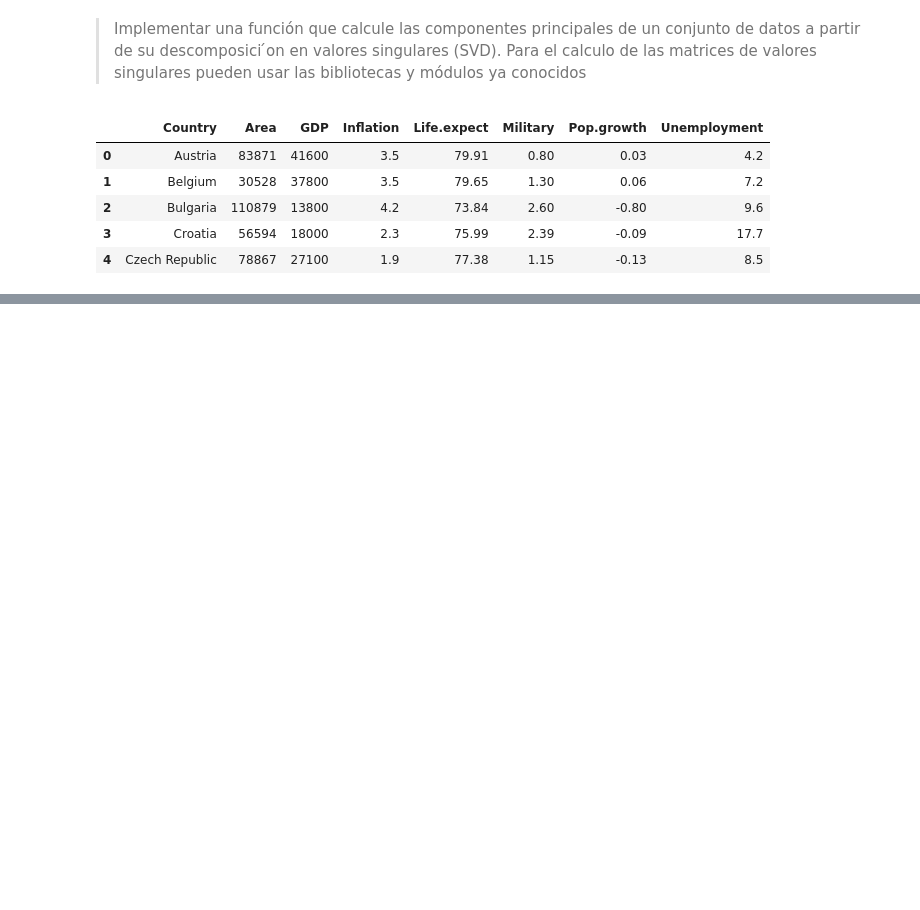
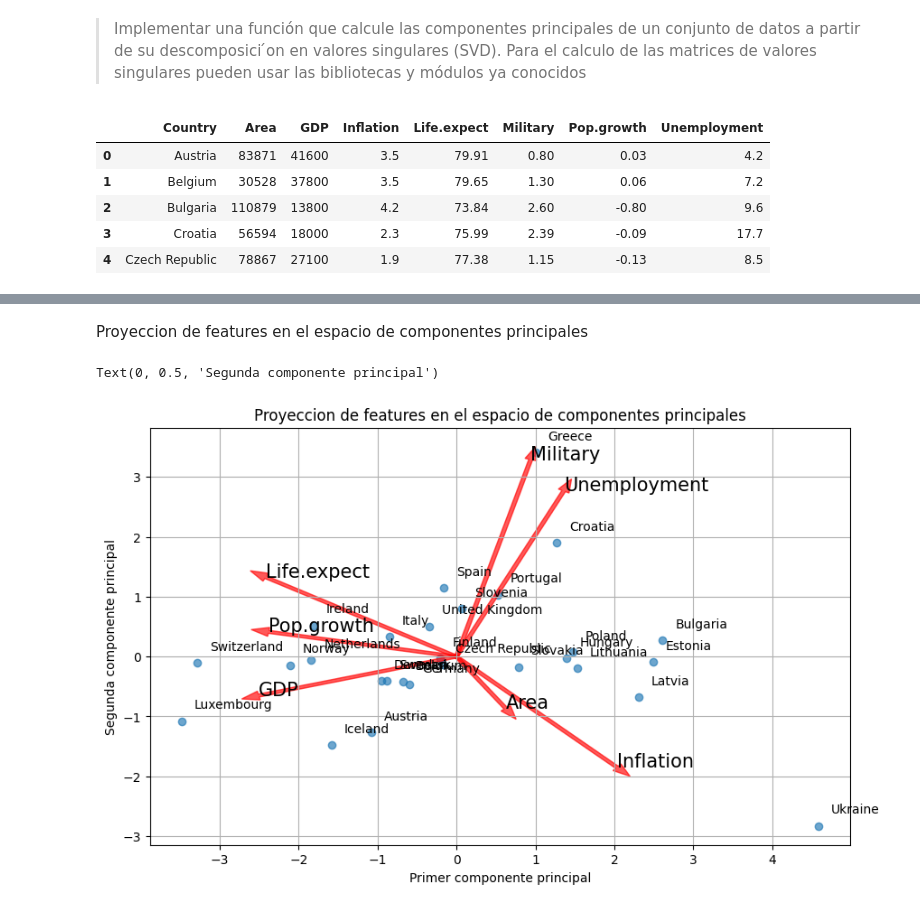
Before and after one commit to JulianDamelamia/guia_pca, a Jupyter notebook: actividad_2_3.ipynb, the cells around one changed output, grey strips where cells are left out. Cells and saved outputs as stored; diff of their text form; code cells hidden in the pictures; blank space fills up the shorter version.

```diff
--- a/actividad_2_3.ipynb
+++ b/actividad_2_3.ipynb
@@ -81,0 +106,24 @@ PCA4 = [-0.324, 0.69, -0.102, 0.01, 0.348, 0.391, 0.368]
+# %% [markdown]
+Proyeccion de features en el espacio de componentes principales
+# %%
+fig, ax = plt.subplots(figsize = (10, 6))
+plt.grid()
+plt.title('Proyeccion de features en el espacio de componentes principales')
+for i, row in df.iterrows():
+  pais = row[id]
+  ax.annotate(pais, (X_proyectado[i,0],X_proyectado[i,1]), xytext=(10,10), textcoords='offset points')
+
+ax.scatter(X_proyectado[:,0], X_proyectado[:,1], alpha = 0.65)
+escala = 5
+for i in range(len(features)):
+
+  # Creamos una flecha que vaya del origen y apunte en la dirección de los features
+  ax.arrow(0, 0, escala * componentes[0][i], escala * componentes[1][i], width = 0.05, color = 'r', alpha = 0.65)
+
+  # Indicamos con texto a qué feature corresponde cada flecha
+  ax.text(escala * componentes[0][i], escala * componentes[1][i], s = features[i], fontdict= {'color': 'k', 'size': 15})
+ax.set_xlabel('Primer componente principal')
+ax.set_ylabel('Segunda componente principal')
+# %% [output]
+Text(0, 0.5, 'Segunda componente principal')
+[figure, added]
```
Also changed, not shown: parts of 6 cells of this notebook.
